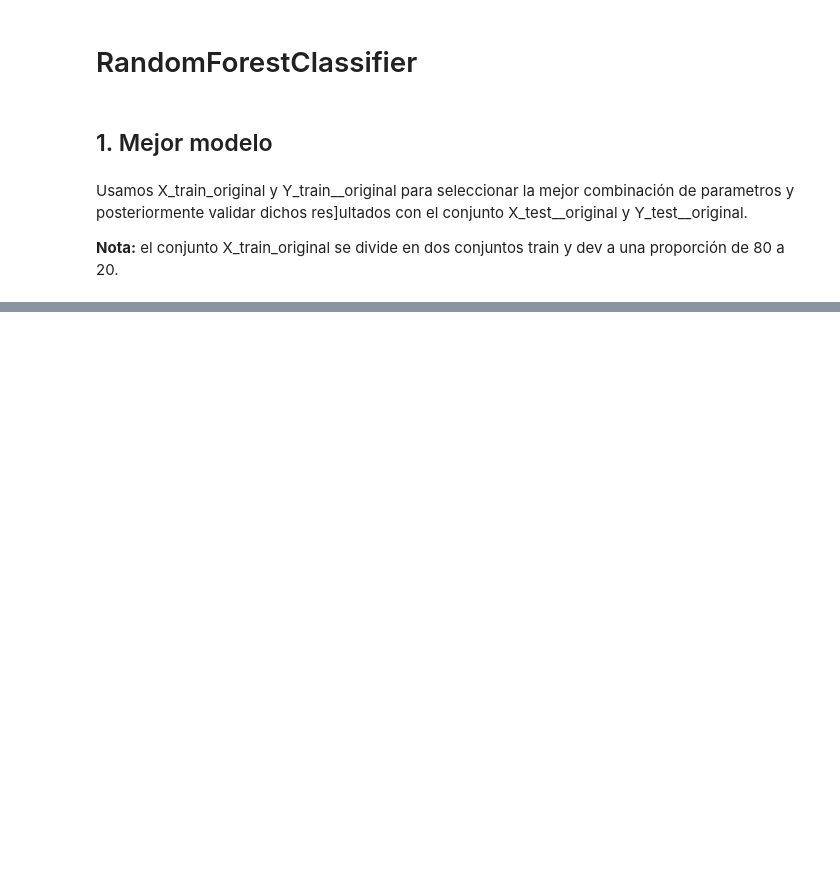
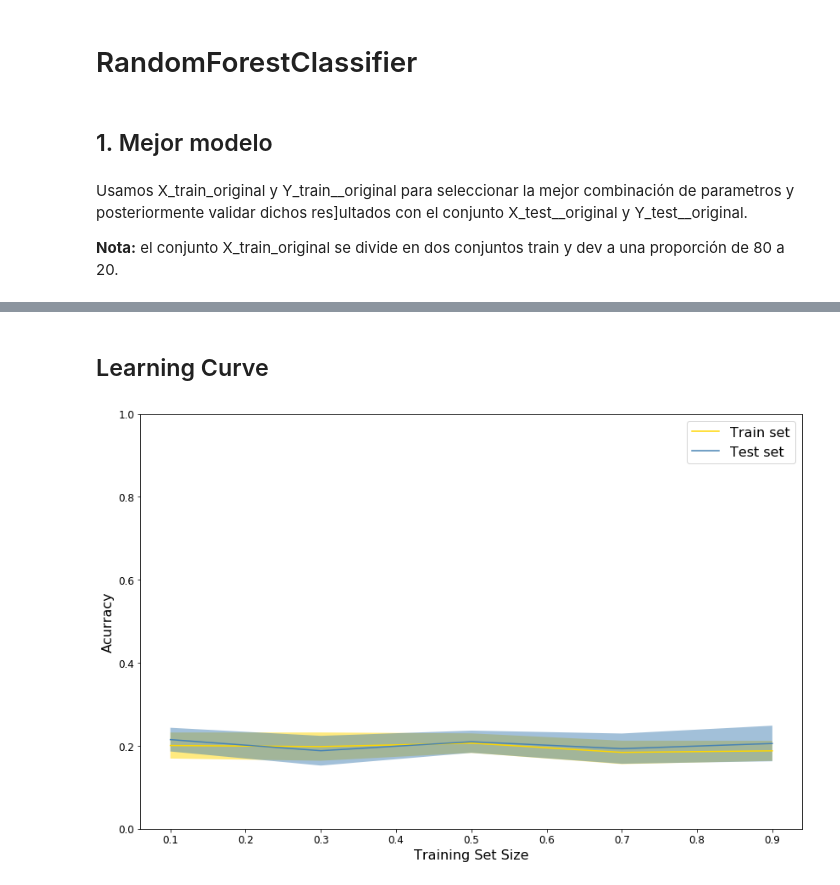
Before and after one commit to josearangos/Voice_Recognition, a Jupyter notebook: pipelines/Enfoque_Múltiples_Instancias/Multiples Instancias Parte 1/Pipeline_RandomForestClassifier_Multiples_Ins.ipynb, the cells around one changed output, grey strips where cells are left out. Saved outputs shown, nothing was run; the diff lists cells and outputs as text; code cells hidden in the pictures; blank space fills up the shorter version.

```diff
--- a/pipelines/Enfoque_Múltiples_Instancias/Multiples Instancias Parte 1/Pipeline_RandomForestClassifier_Multiples_Ins.ipynb
+++ b/pipelines/Enfoque_Múltiples_Instancias/Multiples Instancias Parte 1/Pipeline_RandomForestClassifier_Multiples_Ins.ipynb
@@ -96,0 +142,6 @@ Usamos X_train_original y Y_train__original para seleccionar la mejor combinaci
+# %% [markdown]
+## Learning Curve
+# %%
+df_split_params = PIPELINE.learning_curve(best_model_trained,suptitle='', title='', xlabel='Training Set Size', ylabel='Acurracy')
+# %% [output]
+[figure, added]
```
Also changed, not shown: parts of 20 cells of this notebook, 6 other files.
